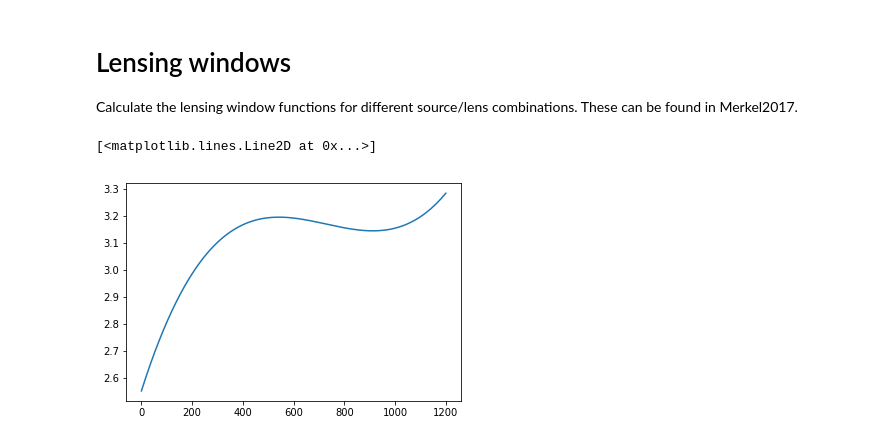
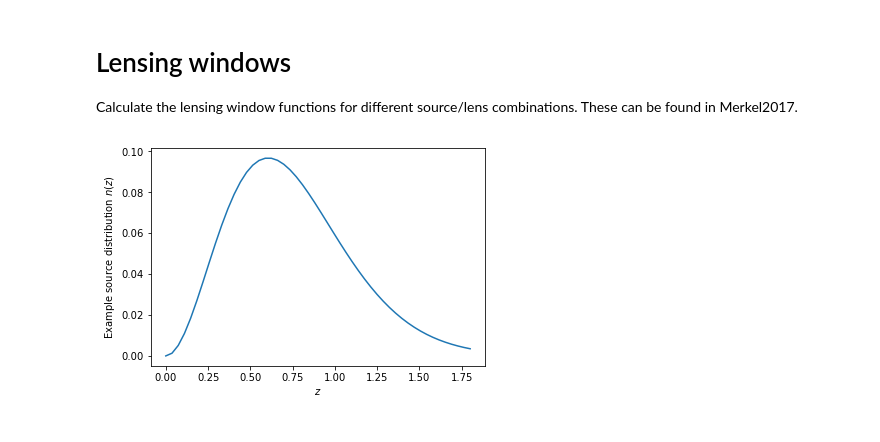
Before and after one commit to tmcclintock/Scratch-Work, a Jupyter notebook: lensing_efficiency/Lensing-window-functions.ipynb, the cells around one changed output. Drawn from its saved outputs; the diff is of its cells as text; code cells hidden in the pictures.

```diff
--- a/lensing_efficiency/Lensing-window-functions.ipynb
+++ b/lensing_efficiency/Lensing-window-functions.ipynb
@@ -10,25 +10,25 @@ from scipy.interpolate import *
 # %%
 #The cosmology
 h = 0.7 #km/s/Mpc/100
 Om = 0.3
+Od = 1.-Om
 DH = 3001/h #Hubble distance in Mpc
 
 def Einv(z):
-    Od = 1.-Om
     return 1./np.sqrt(Om*(1+z)**3 + Od)
 
 def Hz(z):
     return h*100/Einv(z) #Mpc/km/s
 
 def n(z):
-    return z**2*np.exp(-(z/0.64)**1.5)
+    #return z**2*np.exp(-(z/0.64)**1.5)
+    return z**2*np.exp(-(z/0.5)**1.5)
 
 zmin, zmax = 0, 1200
-z_chi = np.linspace(zmin, zmax, 10000)
-chis = np.array([quad(Einv, 0, zi)[0] for zi in z_chi])
-chi = UnivariateSpline(z_chi, chis)
-
-plt.plot(z, [chi(zi) for zi in z_chi])
+zarr = np.linspace(zmin, 1.8)
+plt.plot(zarr, [n(zi) for zi in zarr])
+plt.xlabel(r"$z$")
+plt.ylabel(r"Example source distribution $n(z)$")
+plt.gcf().savefig("source_distribution.png")
 # %% [output]
-[<matplotlib.lines.Line2D at 0x...>]
-[figure, old version]
+[figure, new version]
```
Also changed, not shown: parts of 4 cells of this notebook, 6 other files.
